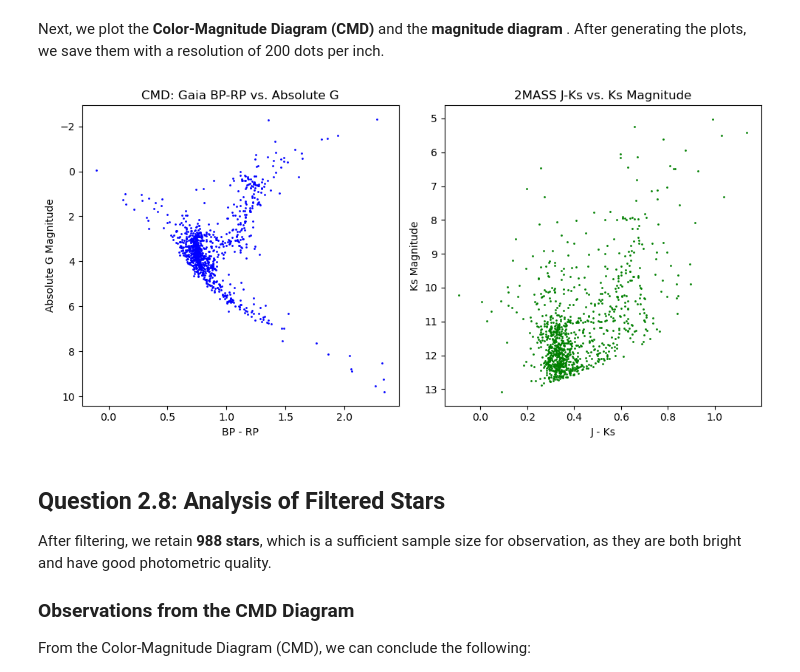
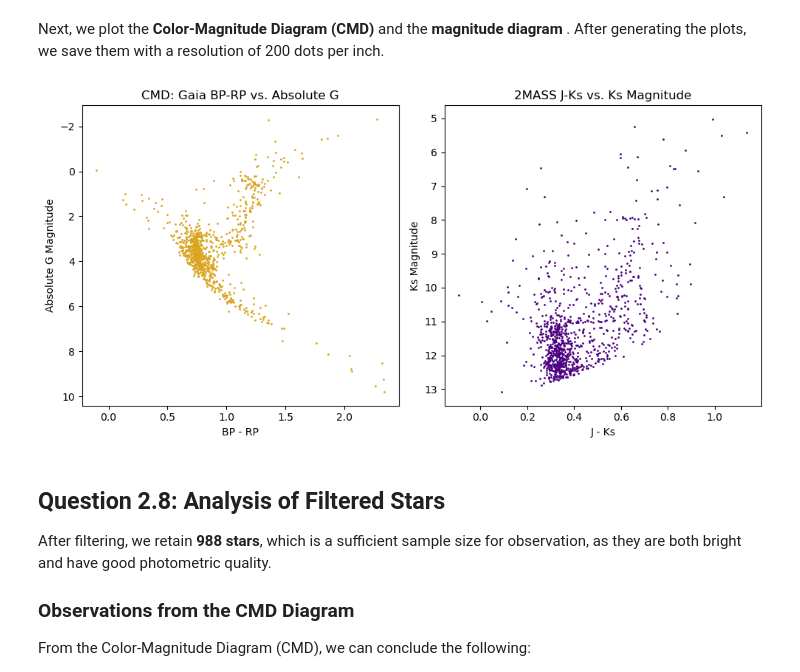
Before and after one commit to ishfahanirsyd/astronomical_computing, a Jupyter notebook: Question2.ipynb, the cells around one changed output. Saved outputs shown, nothing was run; the diff lists cells and outputs as text; code cells hidden in the pictures.

```diff
--- a/Question2.ipynb
+++ b/Question2.ipynb
@@ -124,28 +124,28 @@ Next, we plot the **Color-Magnitude Diagram (CMD)** and the **magnitude diagram*
 # %%
 import matplotlib.pyplot as plt
 
 fig, axs = plt.subplots(1, 2, figsize=(10, 5))
 
 # (a) Gaia BP-RP vs. absolute G magnitude (CMD)
-axs[0].scatter(filtered_results_final['bp_rp'], G_abs, color='blue', s=1)
+axs[0].scatter(filtered_results_final['bp_rp'], G_abs, color='goldenrod', s=1)
 axs[0].invert_yaxis()  # Absolute magnitude decreases upwards
 axs[0].set_xlabel('BP - RP')
 axs[0].set_ylabel('Absolute G Magnitude')
 axs[0].set_title('CMD: Gaia BP-RP vs. Absolute G')
 
 # (b) 2MASS J-Ks vs. apparent Ks magnitude
-axs[1].scatter(J_Ks_mag, filtered_results_final['ks_m'], color='green', s=1)
+axs[1].scatter(J_Ks_mag, filtered_results_final['ks_m'], color='indigo', s=1)
 axs[1].invert_yaxis()  # Magnitude decreases upwards
 axs[1].set_xlabel('J - Ks')
 axs[1].set_ylabel('Ks Magnitude')
 axs[1].set_title('2MASS J-Ks vs. Ks Magnitude')
 
 # Save the figure
 plt.tight_layout()
 plt.savefig('figures/cmds_M67.png', dpi=200)
 plt.show()
 # %% [output]
-[figure, old version]
+[figure, new version]
 # %% [markdown]
 ## Question 2.8: Analysis of Filtered Stars
 
```
Also changed, not shown: 8 other files.
